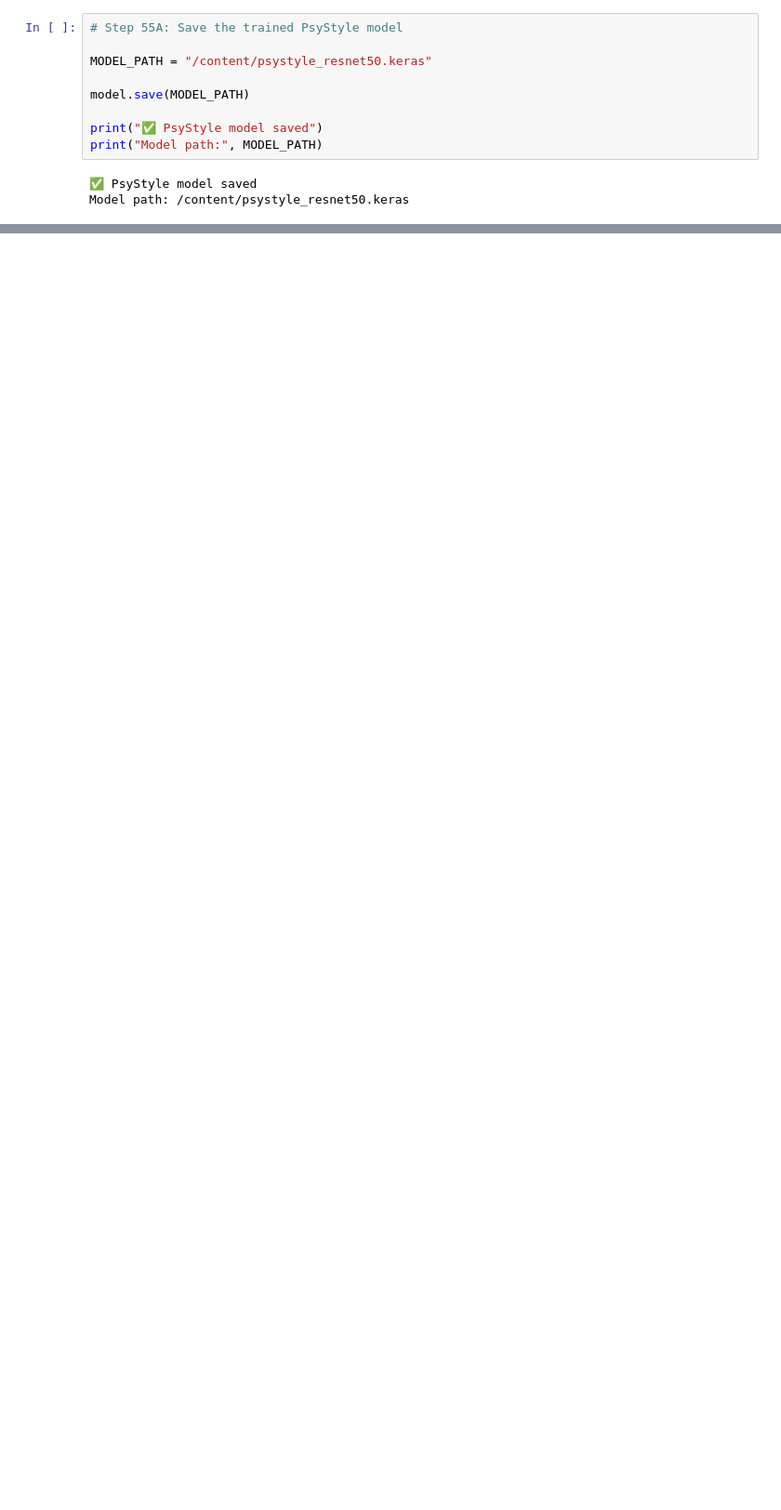
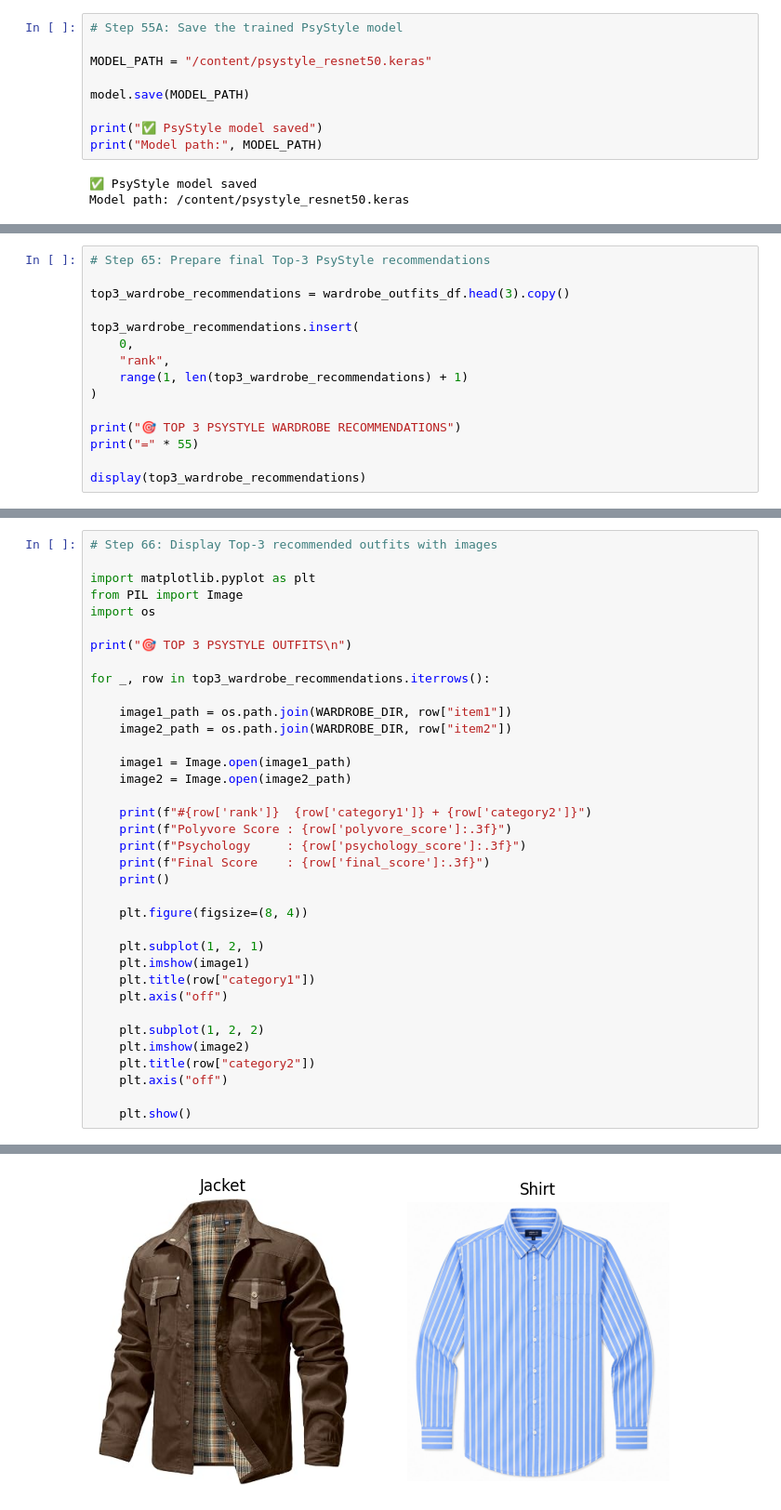
Before and after one commit to Deekshith0625/Machine_Learning, a Jupyter notebook: PsyStyle_Final.ipynb, the cells around one changed output, grey strips where cells are left out. Shown at 93% size. Drawn from its saved outputs; the diff is of its cells as text; blank space fills up the shorter version.

```diff
--- a/PsyStyle_Final.ipynb
+++ b/PsyStyle_Final.ipynb
@@ -2055,0 +2750,15 @@ Checking /content for saved model files...
+# %%
+# Step 65: Prepare final Top-3 PsyStyle recommendations
+
+top3_wardrobe_recommendations = wardrobe_outfits_df.head(3).copy()
+
+top3_wardrobe_recommendations.insert(
+    0,
+    "rank",
+    range(1, len(top3_wardrobe_recommendations) + 1)
+)
+
+print("🎯 TOP 3 PSYSTYLE WARDROBE RECOMMENDATIONS")
+print("=" * 55)
+
+display(top3_wardrobe_recommendations)
@@ -2055,0 +2772,37 @@ Checking /content for saved model files...
+# %%
+# Step 66: Display Top-3 recommended outfits with images
+
+import matplotlib.pyplot as plt
+from PIL import Image
+import os
+
+print("🎯 TOP 3 PSYSTYLE OUTFITS\n")
+
+for _, row in top3_wardrobe_recommendations.iterrows():
+
+    image1_path = os.path.join(WARDROBE_DIR, row["item1"])
+    image2_path = os.path.join(WARDROBE_DIR, row["item2"])
+
+    image1 = Image.open(image1_path)
+    image2 = Image.open(image2_path)
+
+    print(f"#{row['rank']}  {row['category1']} + {row['category2']}")
+    print(f"Polyvore Score : {row['polyvore_score']:.3f}")
+    print(f"Psychology     : {row['psychology_score']:.3f}")
+    print(f"Final Score    : {row['final_score']:.3f}")
+    print()
+
+    plt.figure(figsize=(8, 4))
+
+    plt.subplot(1, 2, 1)
+    plt.imshow(image1)
+    plt.title(row["category1"])
+    plt.axis("off")
+
+    plt.subplot(1, 2, 2)
+    plt.imshow(image2)
+    plt.title(row["category2"])
+    plt.axis("off")
+
+    plt.show()
+# %% [output]
@@ -2055,0 +2815 @@ Checking /content for saved model files...
+[figure, added]
```
Also changed, not shown: parts of 46 cells of this notebook.
